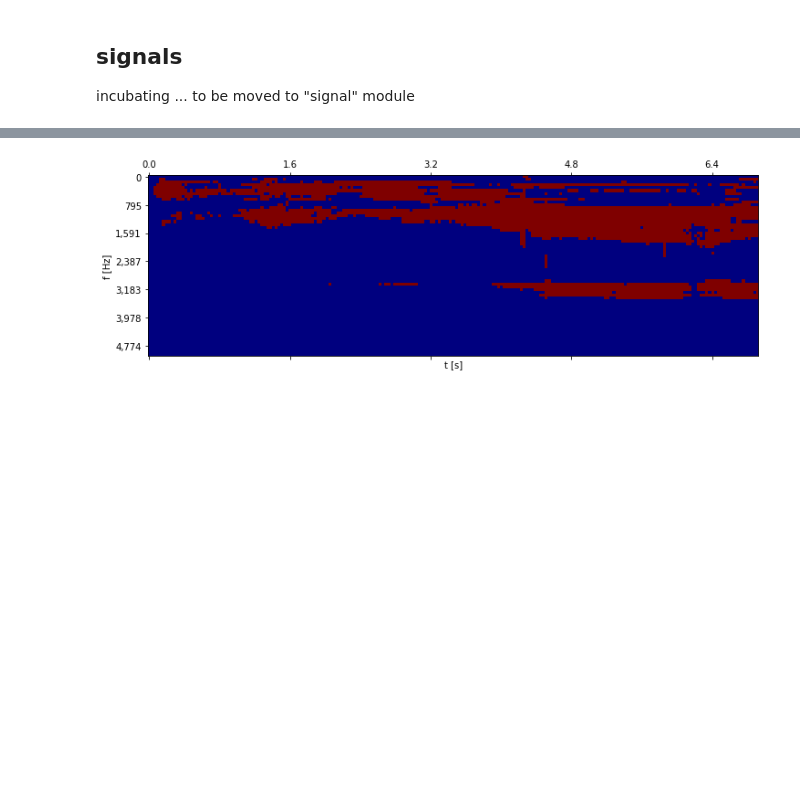
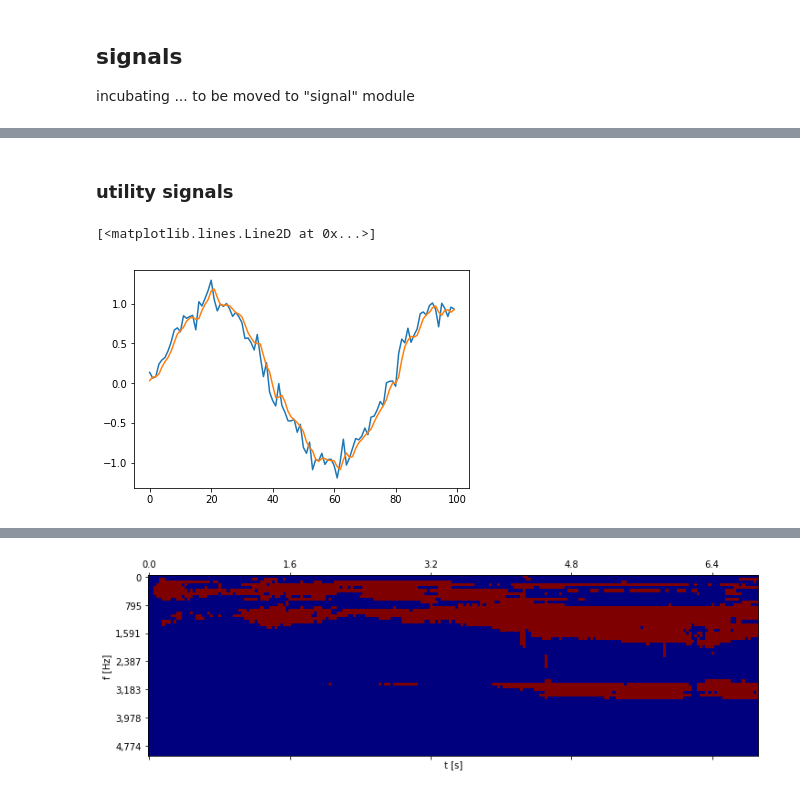
Before and after one commit to nuru-nu/moyo, a Jupyter notebook: notebooks/audio.ipynb, the cells around one changed output, grey strips where cells are left out. Drawn from its saved outputs; the diff is of its cells as text; code cells hidden in the pictures; blank space fills up the shorter version.

```diff
--- a/notebooks/audio.ipynb
+++ b/notebooks/audio.ipynb
@@ -133,0 +182,10 @@ incubating ... to be moved to "signal" module
+# %% [markdown]
+### utility signals
+# %%
+x = np.sin(np.linspace(0, 8, 100)) + np.random.normal(scale=0.1, size=100)
+plt.plot(x)
+h = S.Hamming(5)
+plt.plot([h(_) for _ in x])
+# %% [output]
+[<matplotlib.lines.Line2D at 0x...>]
+[figure, added]
```
Also changed, not shown: parts of 26 cells of this notebook, 4 other files.
